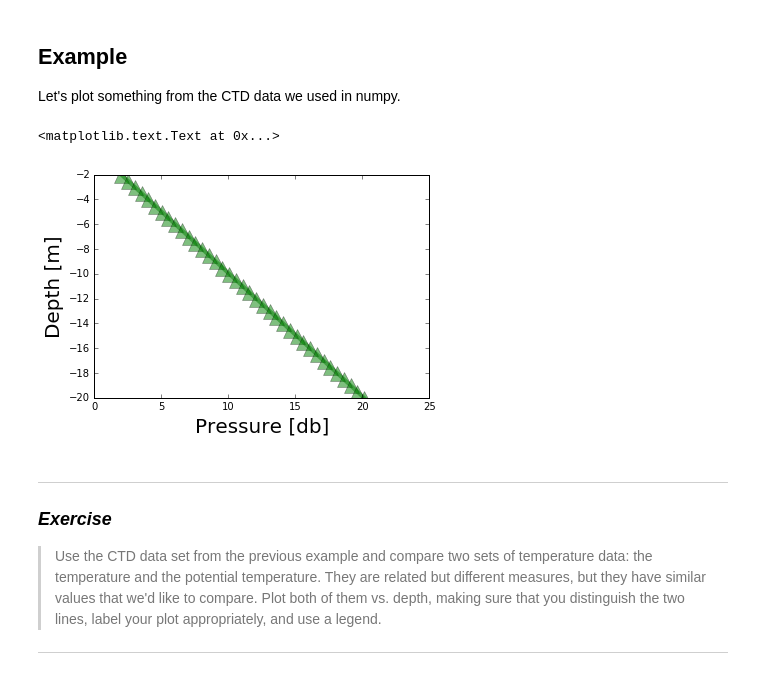
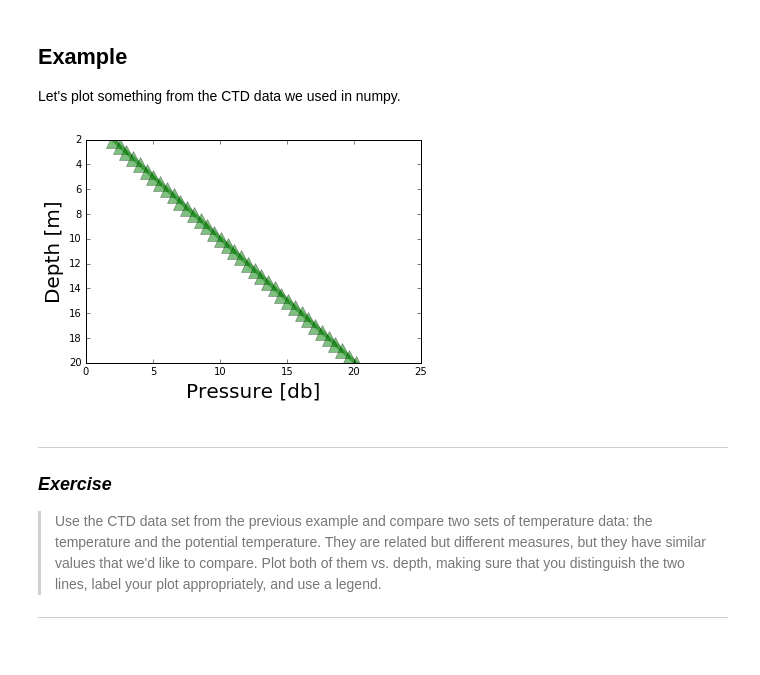
Before and after one commit to hetland/python4geosciences_OLD, a Jupyter notebook: materials/04 matplotlib.ipynb, the cells around one changed output. Drawn from its saved outputs; the diff is of its cells as text; code cells hidden in the pictures.

```diff
--- a/materials/04 matplotlib.ipynb
+++ b/materials/04 matplotlib.ipynb
@@ -424,19 +441,20 @@ Let's plot something from the CTD data we used in numpy.
 # %%
 data = np.loadtxt('03_CTD.dat', comments='*')
 
 # set up figure
 fig = plt.figure()
 ax = fig.add_subplot(111)
 
 # plot data
-ax.plot(data[:,0], -data[:,1], 'g-^', lw=4, ms=15, alpha=0.5)
+ax.plot(data[:,0], data[:,1], 'g-^', lw=4, ms=15, alpha=0.5)
+ax.invert_yaxis()
 
 # labels
 ax.set_xlabel("Pressure [db]", fontsize=20)
 ax.set_ylabel("Depth [m]", fontsize=20)
+ax.plot?
 # %% [output]
-<matplotlib.text.Text at 0x...>
-[figure, old version]
+[figure, new version]
 # %% [markdown]
 ---
 ###  *Exercise*
```
Also changed, not shown: parts of 8 cells of this notebook.
